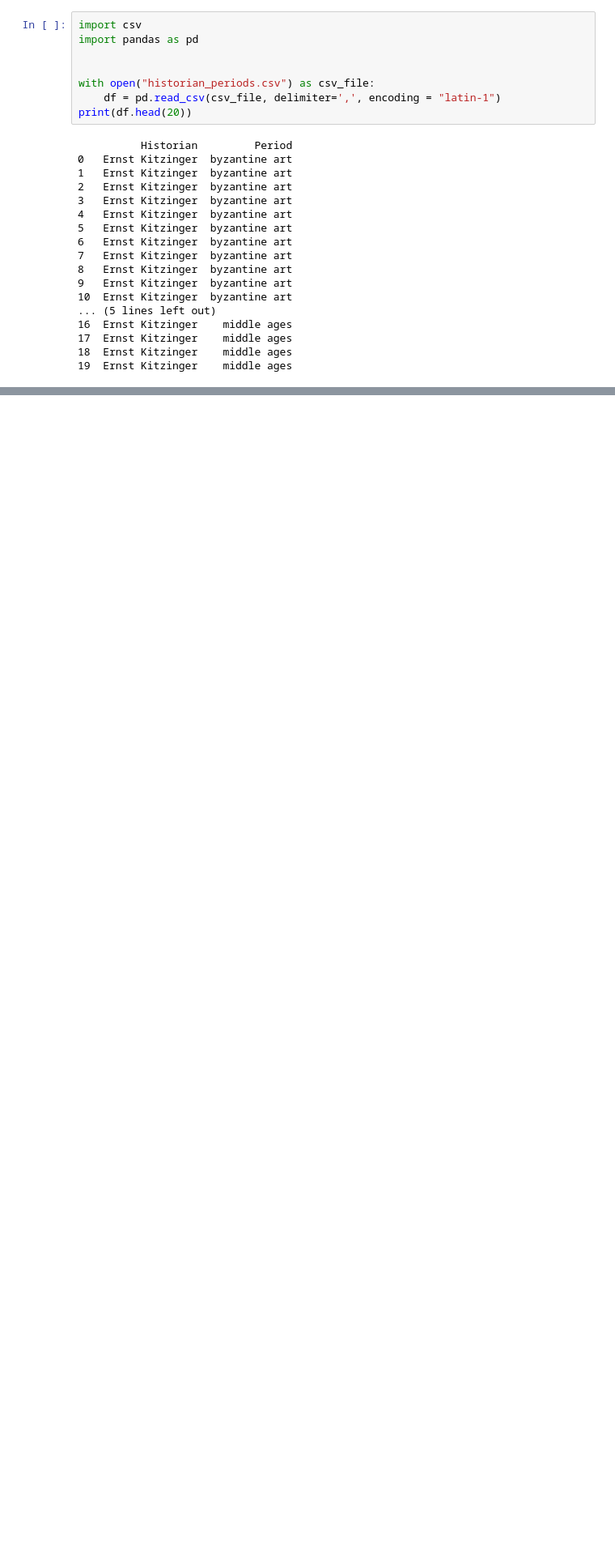
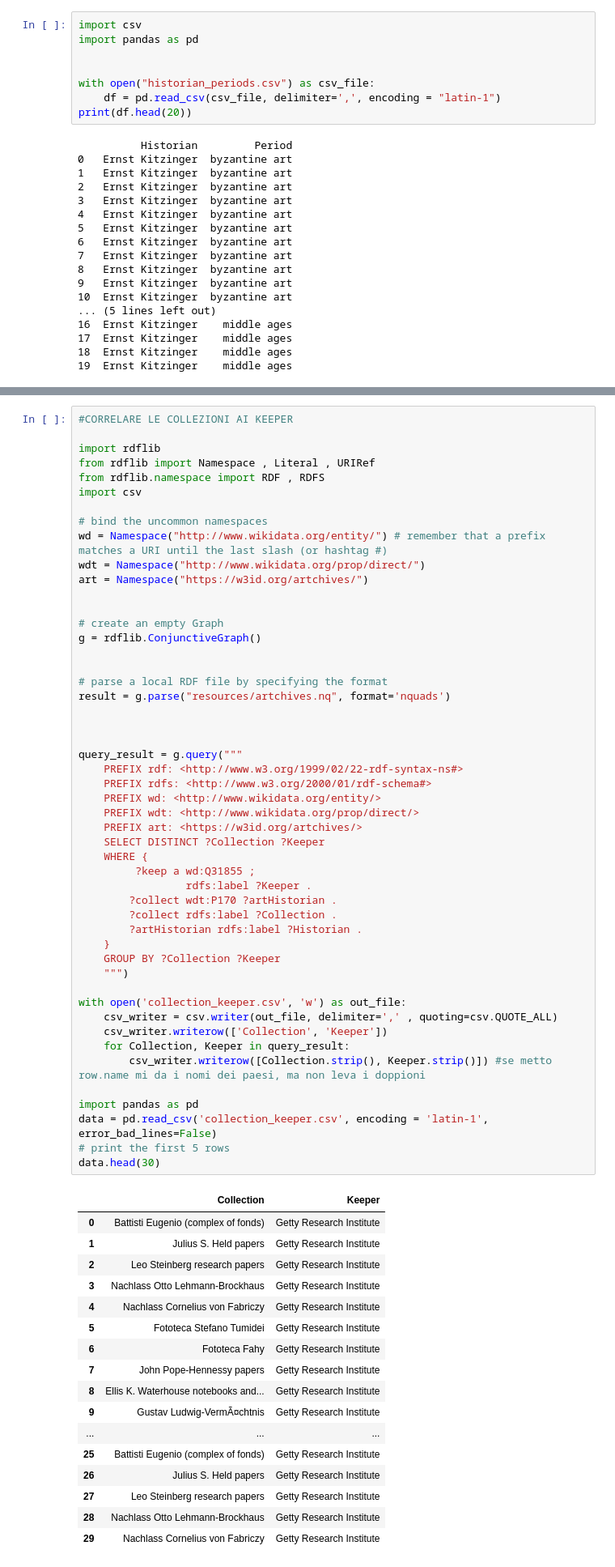
Before and after one commit to massgiulia13/artelling, a Jupyter notebook: crea_historian_periods_e_bar_period_histo.ipynb, the cells around one changed output, grey strips where cells are left out. Shown at 81% size. Cells and saved outputs as stored; diff of their text form; blank space fills up the shorter version.

```diff
--- a/crea_historian_periods_e_bar_period_histo.ipynb
+++ b/crea_historian_periods_e_bar_period_histo.ipynb
@@ -193,0 +194,68 @@ show(p)
+# %%
+#CORRELARE LE COLLEZIONI AI KEEPER
+
+import rdflib
+from rdflib import Namespace , Literal , URIRef
+from rdflib.namespace import RDF , RDFS
+import csv
+
+# bind the uncommon namespaces
+wd = Namespace("http://www.wikidata.org/entity/") # remember that a prefix matches a URI until the last slash (or hashtag #)
+wdt = Namespace("http://www.wikidata.org/prop/direct/")
+art = Namespace("https://w3id.org/artchives/")
+
+
+# create an empty Graph
+g = rdflib.ConjunctiveGraph()
+
+
+# parse a local RDF file by specifying the format
+result = g.parse("resources/artchives.nq", format='nquads')
+
+
+
+query_result = g.query("""
+    PREFIX rdf: <http://www.w3.org/1999/02/22-rdf-syntax-ns#>
+    PREFIX rdfs: <http://www.w3.org/2000/01/rdf-schema#>
+    PREFIX wd: <http://www.wikidata.org/entity/>
+    PREFIX wdt: <http://www.wikidata.org/prop/direct/>
+    PREFIX art: <https://w3id.org/artchives/>
+    SELECT DISTINCT ?Collection ?Keeper
+    WHERE {
+         ?keep a wd:Q31855 ;
+                 rdfs:label ?Keeper .
+        ?collect wdt:P170 ?artHistorian .
+        ?collect rdfs:label ?Collection .
+        ?artHistorian rdfs:label ?Historian .
+    }
+    GROUP BY ?Collection ?Keeper
+    """)
+
+with open('collection_keeper.csv', 'w') as out_file:
+    csv_writer = csv.writer(out_file, delimiter=',' , quoting=csv.QUOTE_ALL)
+    csv_writer.writerow(['Collection', 'Keeper'])
+    for Collection, Keeper in query_result:
+        csv_writer.writerow([Collection.strip(), Keeper.strip()]) #se metto row.name mi da i nomi dei paesi, ma non leva i doppioni
+
+import pandas as pd
+data = pd.read_csv('collection_keeper.csv', encoding = 'latin-1', error_bad_lines=False)
+# print the first 5 rows
+data.head(30)
+# %% [output]
+|  | Collection | Keeper |
+| 0 | Battisti Eugenio (complex of fonds) | Getty Research Institute |
+| 1 | Julius S. Held papers | Getty Research Institute |
+| 2 | Leo Steinberg research papers | Getty Research Institute |
+| 3 | Nachlass Otto Lehmann-Brockhaus | Getty Research Institute |
+| 4 | Nachlass Cornelius von Fabriczy | Getty Research Institute |
+| 5 | Fototeca Stefano Tumidei | Getty Research Institute |
+| 6 | Fototeca Fahy | Getty Research Institute |
+| 7 | John Pope-Hennessy papers | Getty Research Institute |
+| 8 | Ellis K. Waterhouse notebooks and... | Getty Research Institute |
+| 9 | Gustav Ludwig-VermÃ¤chtnis | Getty Research Institute |
+| ... | ... | ... |
+| 25 | Battisti Eugenio (complex of fonds) | Getty Research Institute |
+| 26 | Julius S. Held papers | Getty Research Institute |
+| 27 | Leo Steinberg research papers | Getty Research Institute |
+| 28 | Nachlass Otto Lehmann-Brockhaus | Getty Research Institute |
+| 29 | Nachlass Cornelius von Fabriczy | Getty Research Institute |
```
Also changed, not shown: parts of 12 cells of this notebook, 2 other files.
